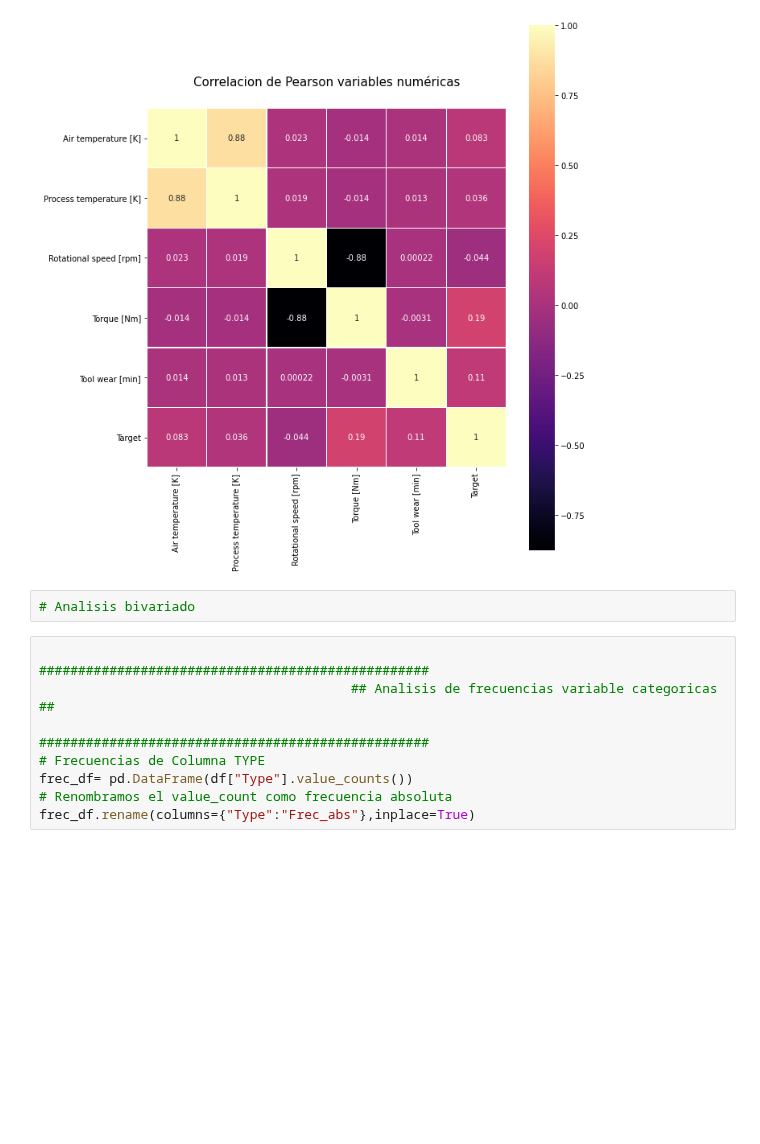
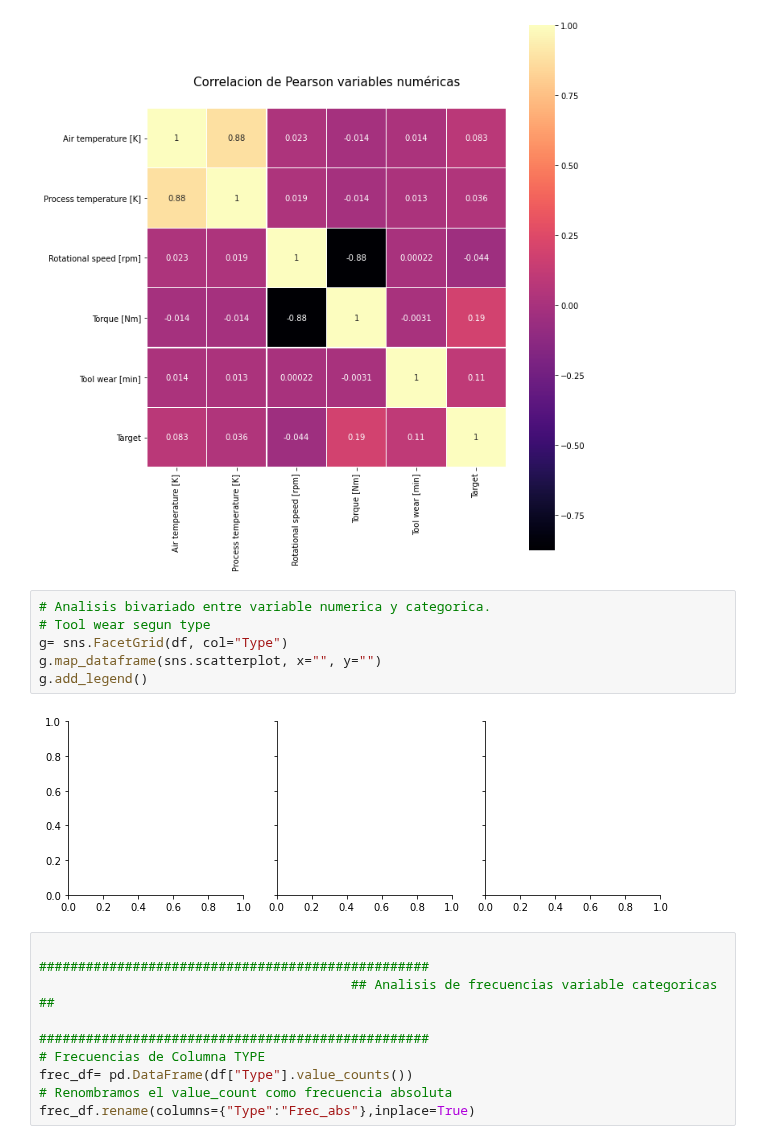
Before and after one commit to maxi879/proyecto_final_coder, a Jupyter notebook: Analisis.ipynb, the cells around one changed output. Saved outputs shown, nothing was run; the diff lists cells and outputs as text; blank space fills up the shorter version.

```diff
--- a/Analisis.ipynb
+++ b/Analisis.ipynb
@@ -276,8 +276,14 @@ plt.title("Correlacion de Pearson variables numéricas", y=1.05, size=15)
 # %% [output]
 Text(0.5, 1.05, 'Correlacion de Pearson variables numéricas')
 [figure]
-# %%
-# Analisis bivariado
+# %%
+# Analisis bivariado entre variable numerica y categorica.
+# Tool wear segun type
+g= sns.FacetGrid(df, col="Type")
+g.map_dataframe(sns.scatterplot, x="", y="")
+g.add_legend()
+# %% [output]
+[figure, added]
 # %%
                                         ##################################################
                                         ## Analisis de frecuencias variable categoricas ##
```
Also changed, not shown: parts of 1 cell of this notebook.
